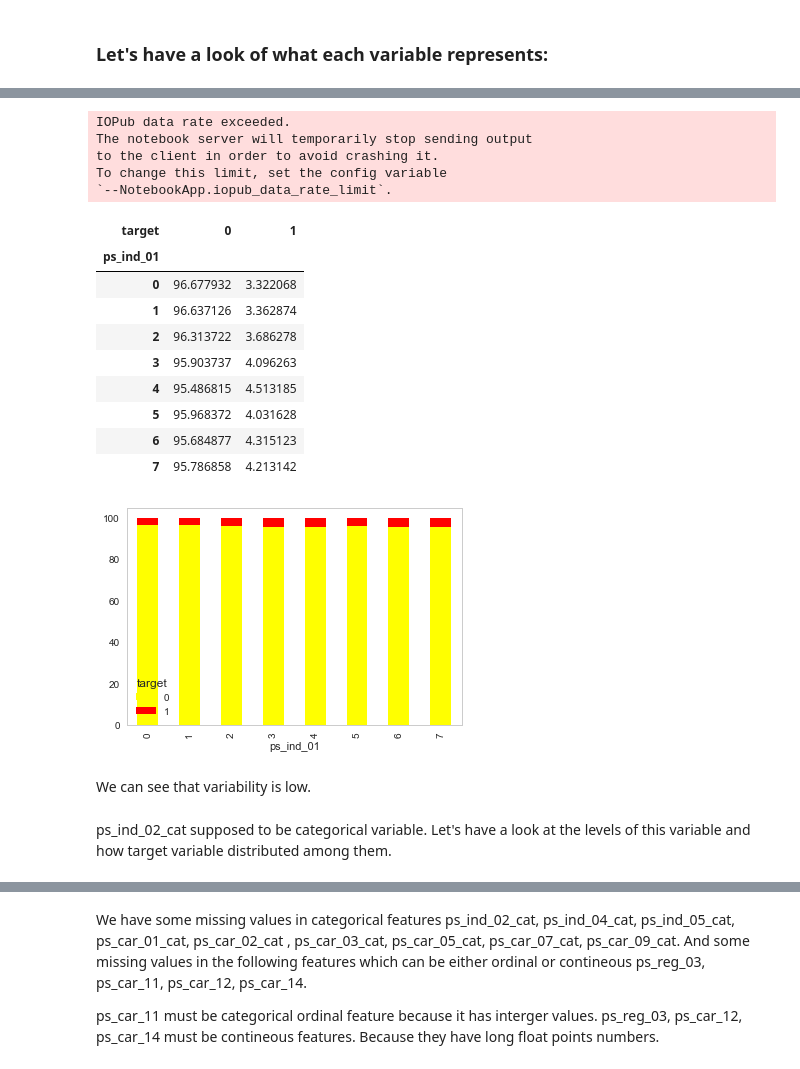
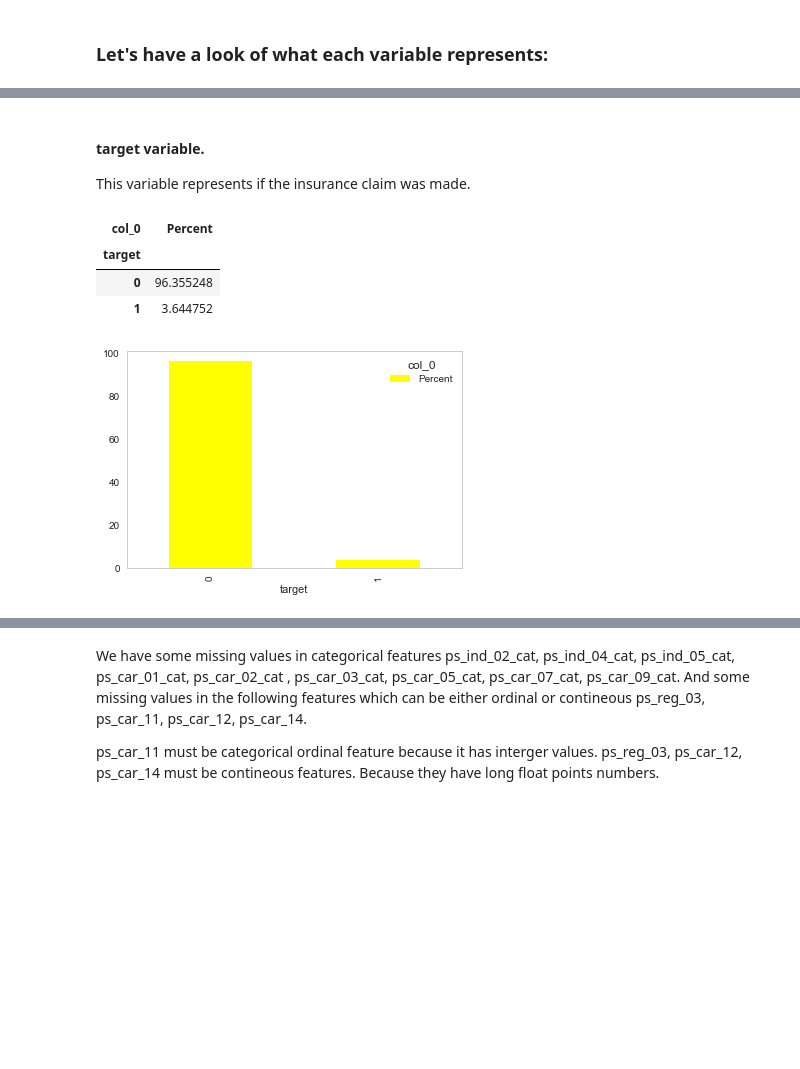
Before and after one commit to jdpersona/Data-Mining-Team-Projects, a Jupyter notebook: Insurance.ipynb, the cells around one changed output, grey strips where cells are left out. Drawn from its saved outputs; the diff is of its cells as text; code cells hidden in the pictures; blank space fills up the shorter version.

```diff
--- a/Insurance.ipynb
+++ b/Insurance.ipynb
@@ -74,0 +79,6 @@ drivers.describe()
+# %%
+# Replace missing values to NaN
+drivers = drivers.replace(to_replace=-1,value=np.nan)
+#Percent of missing values in dataset
+missVal=drivers.isnull().sum()*100/len(drivers)
+missVal.iloc[missVal.nonzero()]
@@ -98,28 +121,14 @@ We can see that this variable is indeed ordinal. The levels are unbalanced with
-# %%
-drivers["ps_ind_01"].astype('category',ordered=True)
-# %% [output]
-IOPub data rate exceeded.
-The notebook server will temporarily stop sending output
-to the client in order to avoid crashing it.
-To change this limit, set the config variable
-`--NotebookApp.iopub_data_rate_limit`.
-# %%
-ps_ind_01_counts = pd.crosstab(drivers["ps_ind_01"],drivers["target"]).apply(lambda r: r/r.sum()*100, axis=1)
-ps_ind_01_counts.plot(kind='bar', stacked=True, color=['yellow','red','purple','green'], grid=False)
-ps_ind_01_counts
-# %% [output]
-| target | 0 | 1 |
-| ps_ind_01 |  |  |
-| 0 | 96.677932 | 3.322068 |
-| 1 | 96.637126 | 3.362874 |
-| 2 | 96.313722 | 3.686278 |
-| 3 | 95.903737 | 4.096263 |
-| 4 | 95.486815 | 4.513185 |
-| 5 | 95.968372 | 4.031628 |
-| 6 | 95.684877 | 4.315123 |
-| 7 | 95.786858 | 4.213142 |
-[figure, removed]
-# %% [markdown]
-We can see that variability is low.
-# %% [markdown]
-ps_ind_02_cat supposed to be categorical variable. Let's have a look at the levels of this variable and how target variable distributed among them.
+# %% [markdown]
+#### target variable.
+This variable represents if the insurance claim was made.
+# %%
+target_counts = pd.crosstab(index = drivers["target"], columns="Percent").apply(lambda r: r/r.sum()*100, axis=0
+                                                                               ).sort_values(by='Percent',ascending=False)
+target_counts.plot(kind='bar', stacked=True, color=['yellow','red','purple','green'], grid=False)
+target_counts
+# %% [output]
+| col_0 | Percent |
+| target |  |
+| 0 | 96.355248 |
+| 1 | 3.644752 |
+[figure, added]
```
Also changed, not shown: parts of 59 cells of this notebook.
